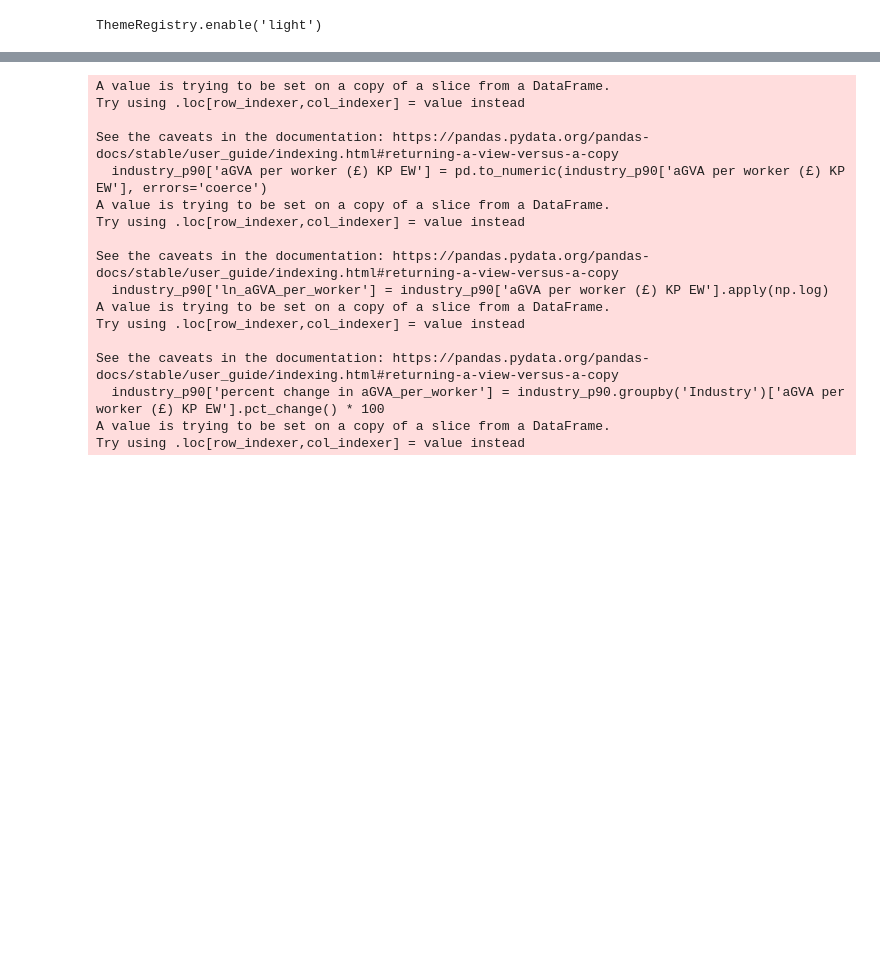
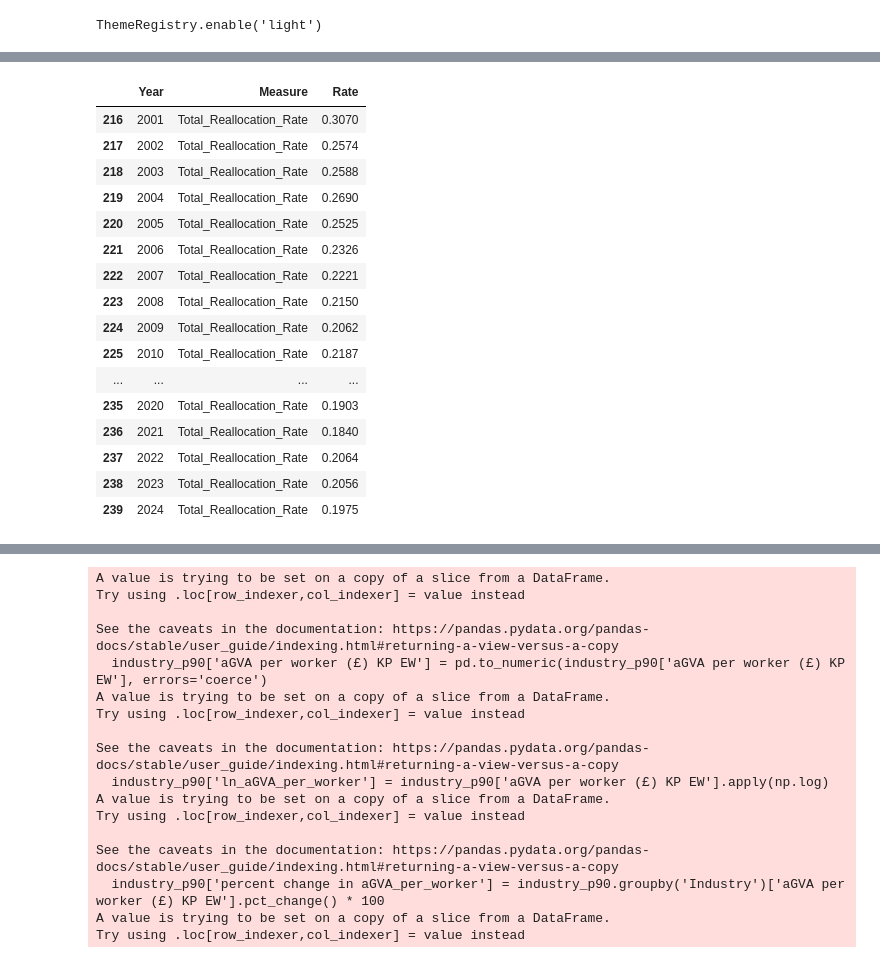
Before and after one commit to shepherdwill/shepherdwill.github.io, a Jupyter notebook: dynamism_productivity/ONS_2025/ONS_bullletin_dissemination.ipynb, the cells around one changed output, grey strips where cells are left out. Cells and saved outputs as stored; diff of their text form; code cells hidden in the pictures; blank space fills up the shorter version.

```diff
--- a/dynamism_productivity/ONS_2025/ONS_bullletin_dissemination.ipynb
+++ b/dynamism_productivity/ONS_2025/ONS_bullletin_dissemination.ipynb
@@ -342,0 +442,20 @@ chart
+# %%
+job_reallocation
+# %% [output]
+|  | Year | Measure | Rate |
+| 216 | 2001 | Total_Reallocation_Rate | 0.3070 |
+| 217 | 2002 | Total_Reallocation_Rate | 0.2574 |
+| 218 | 2003 | Total_Reallocation_Rate | 0.2588 |
+| 219 | 2004 | Total_Reallocation_Rate | 0.2690 |
+| 220 | 2005 | Total_Reallocation_Rate | 0.2525 |
+| 221 | 2006 | Total_Reallocation_Rate | 0.2326 |
+| 222 | 2007 | Total_Reallocation_Rate | 0.2221 |
+| 223 | 2008 | Total_Reallocation_Rate | 0.2150 |
+| 224 | 2009 | Total_Reallocation_Rate | 0.2062 |
+| 225 | 2010 | Total_Reallocation_Rate | 0.2187 |
+| ... | ... | ... | ... |
+| 235 | 2020 | Total_Reallocation_Rate | 0.1903 |
+| 236 | 2021 | Total_Reallocation_Rate | 0.1840 |
+| 237 | 2022 | Total_Reallocation_Rate | 0.2064 |
+| 238 | 2023 | Total_Reallocation_Rate | 0.2056 |
+| 239 | 2024 | Total_Reallocation_Rate | 0.1975 |
```
Also changed, not shown: parts of 19 cells of this notebook, 53 other files.
